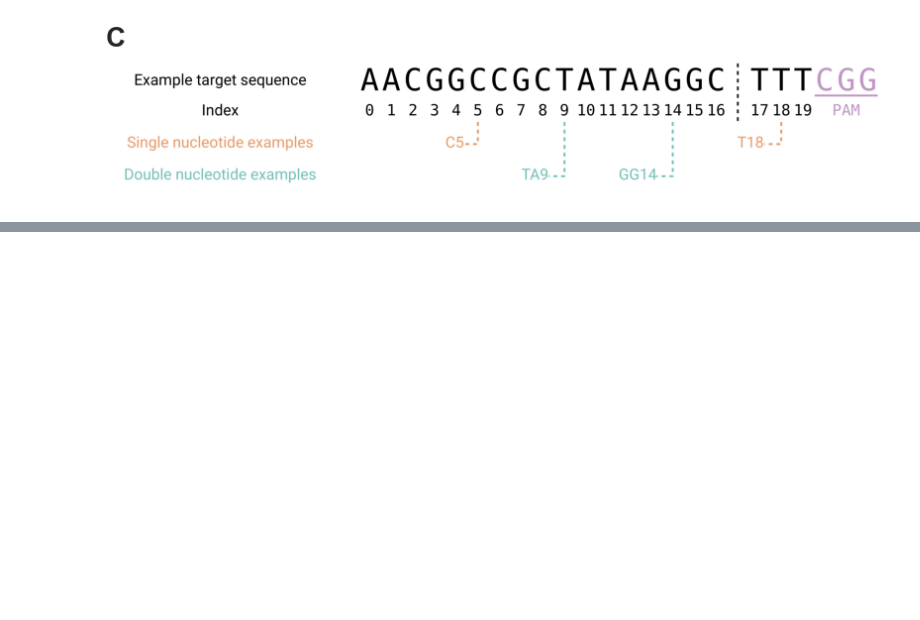
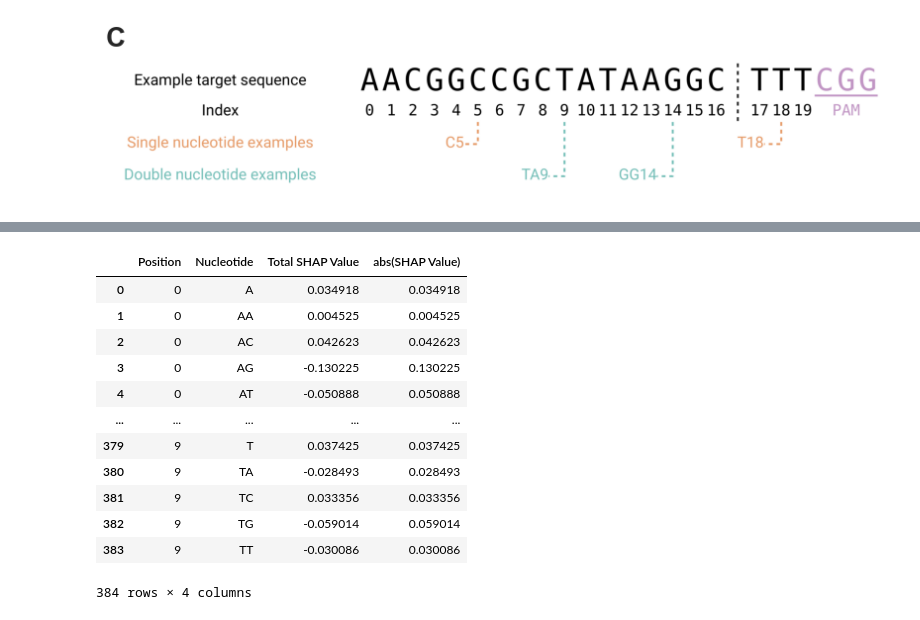
Before and after one commit to zouter/XCRISP, a Jupyter notebook: notebooks/figures/3.shap_values.ipynb, the cells around one changed output, grey strips where cells are left out. Cells and saved outputs as stored; diff of their text form; code cells hidden in the pictures; blank space fills up the shorter version.

```diff
--- a/notebooks/figures/3.shap_values.ipynb
+++ b/notebooks/figures/3.shap_values.ipynb
@@ -724,0 +798,16 @@ plt.savefig("./artifacts/indexing_thesis.pdf", facecolor="white",  bbox_inches='
+# %%
+indel_total_shap_df
+# %% [output]
+|  | Position | Nucleotide | Total SHAP Value | abs(SHAP Value) |
+| 0 | 0 | A | 0.034918 | 0.034918 |
+| 1 | 0 | AA | 0.004525 | 0.004525 |
+| 2 | 0 | AC | 0.042623 | 0.042623 |
+| 3 | 0 | AG | -0.130225 | 0.130225 |
+| 4 | 0 | AT | -0.050888 | 0.050888 |
+| ... | ... | ... | ... | ... |
+| 379 | 9 | T | 0.037425 | 0.037425 |
+| 380 | 9 | TA | -0.028493 | 0.028493 |
+| 381 | 9 | TC | 0.033356 | 0.033356 |
+| 382 | 9 | TG | -0.059014 | 0.059014 |
+| 383 | 9 | TT | -0.030086 | 0.030086 |
+384 rows × 4 columns
```
Also changed, not shown: parts of 8 cells of this notebook, 12 other files.
